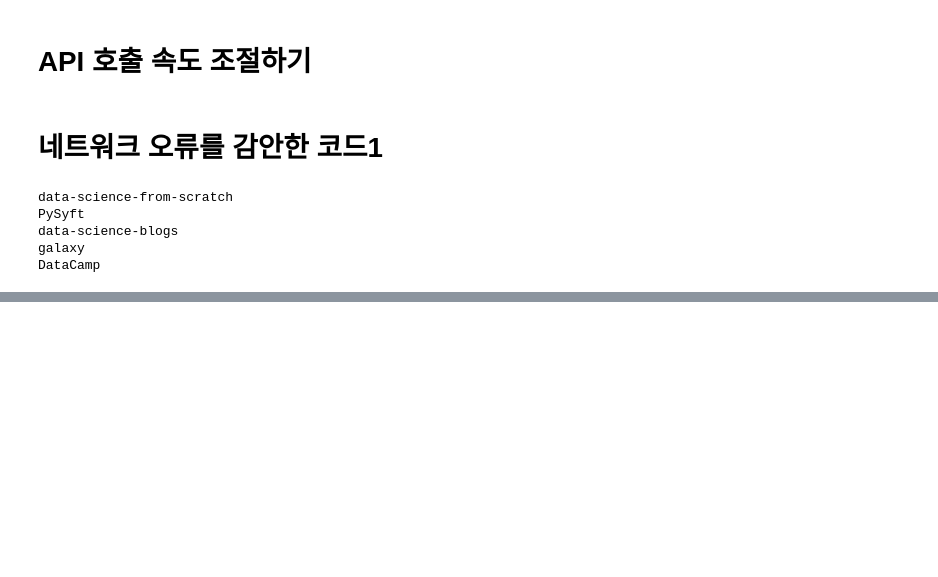
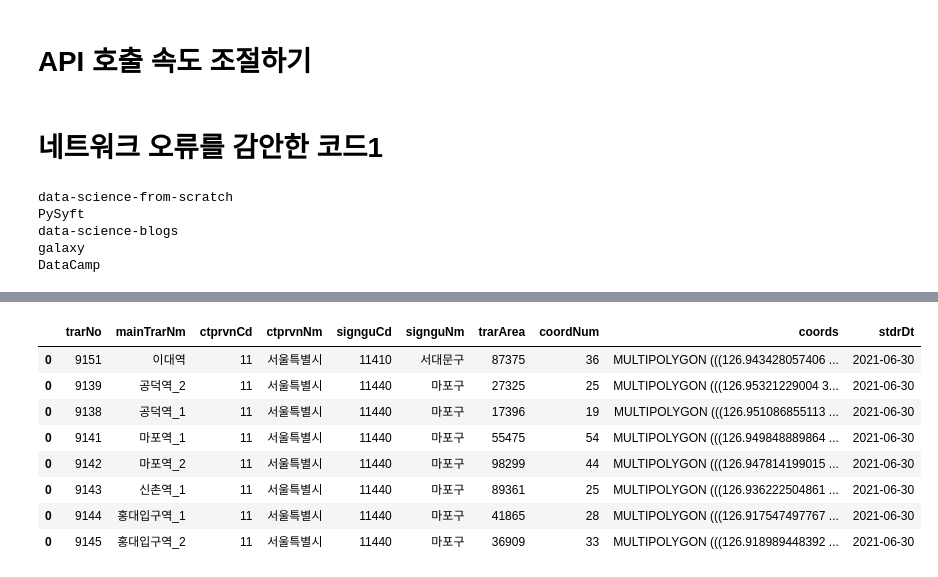
Before and after one commit to gyeonminchae/pythonbasic, a Jupyter notebook: API_practice.ipynb, the cells around one changed output, grey strips where cells are left out. Cells and saved outputs as stored; diff of their text form; code cells hidden in the pictures; blank space fills up the shorter version.

```diff
--- a/API_practice.ipynb
+++ b/API_practice.ipynb
@@ -249,7 +248,7 @@ import time
 def handle_rate_limits(response):
     now = datetime.now()
     reset_time = datetime.fromtimestamp(int(response.headers['X-RateLimit-Reset']))
-    remaining_requests  = response.headers['X-Ratelimit-Remainig']
+    remaining_requests  = response.headers['X-Ratelimit-Remaining']
     remaining_time = (reset_time - now).total_seconds()
     intervals = remaining_time / (1.0 + int(remaining_requests))
 
@@ -310,0 +426,12 @@ for item in response.json()['items'][:5]:
+# %%
+# 결과확인
+import pandas as pd
+
+out_list = []
+
+for i in [9151,9139,9138,9141,9142,9143,9144,9145]:
+    out = get_all_pages(
+        'http://apis.data.go.kr/B553077/api/open/sdsc2/storeZoneOne?',
+        params={'serviceKey' : 'nIHNFvYbUsYHBizeBJ10UQBDliypceGUnFTLzIK3UmgKg0dTyzIBXDGJMPD3uiHlQOVHcQzdidYU7choE0BwMg==', 'key' : i, 'type' : 'json' }
+    )
+    out_list.append(out)
@@ -310,0 +522,17 @@ for item in response.json()['items'][:5]:
+# %%
+df_merge = pd.DataFrame()
+for i in range(len(out_list)):
+    df = pd.DataFrame(out_list[i]['body']['items'])
+    df_merge = pd.concat([df_merge, df],axis=0)
+# %%
+df_merge
+# %% [output]
+|  | trarNo | mainTrarNm | ctprvnCd | ctprvnNm | signguCd | signguNm | trarArea | coordNum | coords | stdrDt |
+| 0 | 9151 | 이대역 | 11 | 서울특별시 | 11410 | 서대문구 | 87375 | 36 | MULTIPOLYGON (((126.943428057406 ... | 2021-06-30 |
+| 0 | 9139 | 공덕역_2 | 11 | 서울특별시 | 11440 | 마포구 | 27325 | 25 | MULTIPOLYGON (((126.95321229004 3... | 2021-06-30 |
+| 0 | 9138 | 공덕역_1 | 11 | 서울특별시 | 11440 | 마포구 | 17396 | 19 | MULTIPOLYGON (((126.951086855113 ... | 2021-06-30 |
+| 0 | 9141 | 마포역_1 | 11 | 서울특별시 | 11440 | 마포구 | 55475 | 54 | MULTIPOLYGON (((126.949848889864 ... | 2021-06-30 |
+| 0 | 9142 | 마포역_2 | 11 | 서울특별시 | 11440 | 마포구 | 98299 | 44 | MULTIPOLYGON (((126.947814199015 ... | 2021-06-30 |
+| 0 | 9143 | 신촌역_1 | 11 | 서울특별시 | 11440 | 마포구 | 89361 | 25 | MULTIPOLYGON (((126.936222504861 ... | 2021-06-30 |
+| 0 | 9144 | 홍대입구역_1 | 11 | 서울특별시 | 11440 | 마포구 | 41865 | 28 | MULTIPOLYGON (((126.917547497767 ... | 2021-06-30 |
+| 0 | 9145 | 홍대입구역_2 | 11 | 서울특별시 | 11440 | 마포구 | 36909 | 33 | MULTIPOLYGON (((126.918989448392 ... | 2021-06-30 |
```
Also changed, not shown: parts of 16 cells of this notebook.
